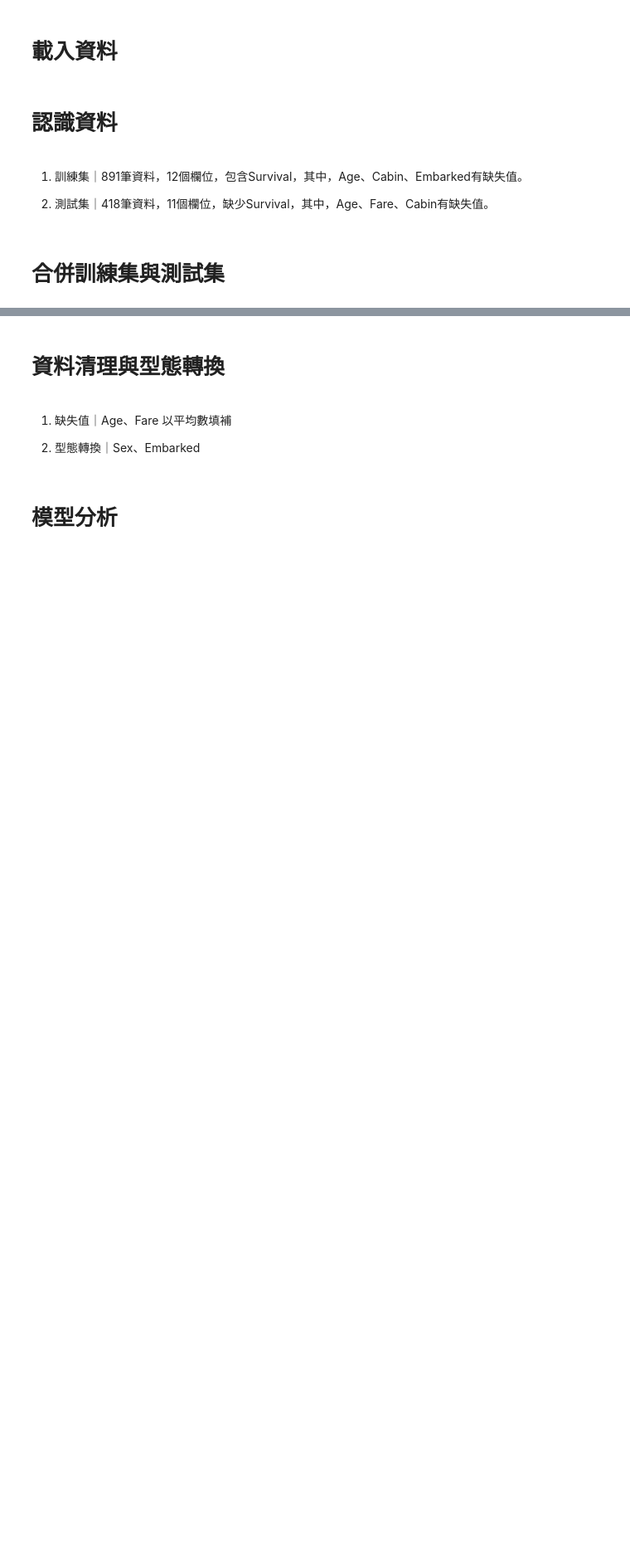
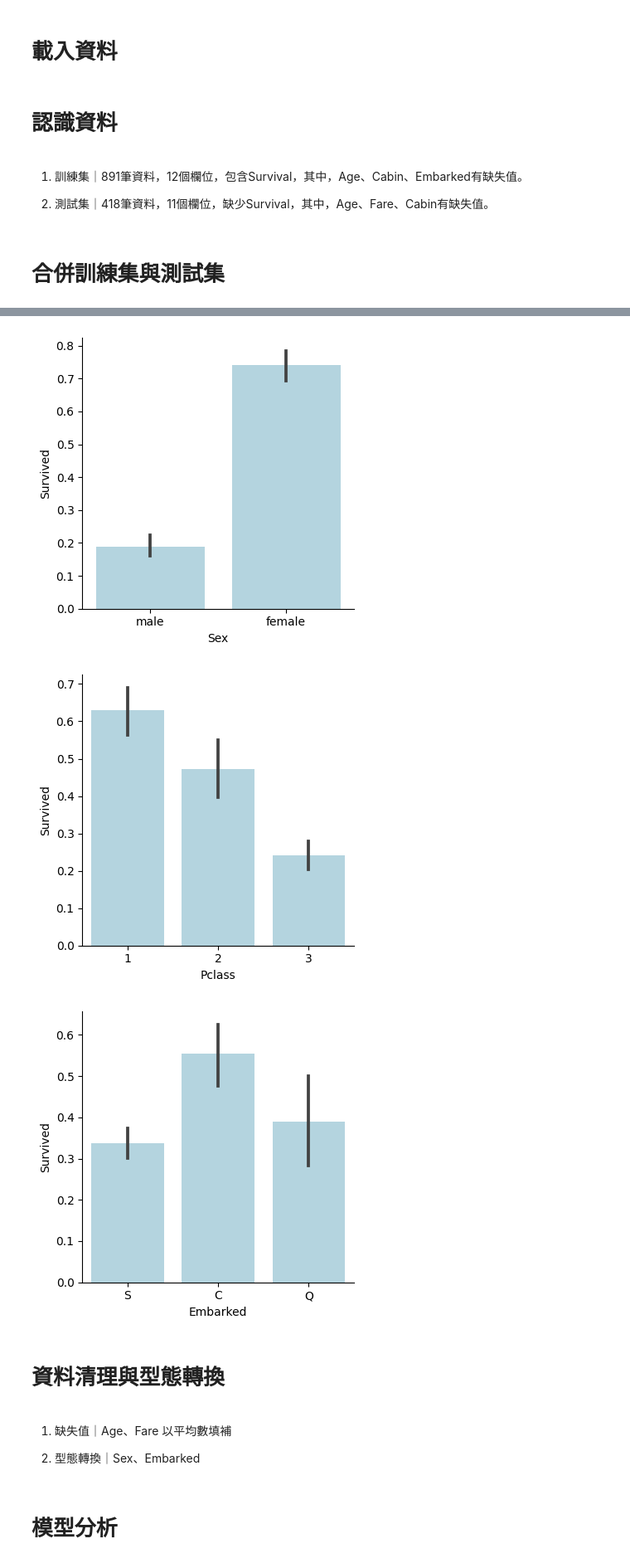
Before and after one commit to hui509/Titanic_Survival_Prediction, a Jupyter notebook: 專題實作｜鐵達尼號存活預測分析.ipynb, the cells around one changed output, grey strips where cells are left out. Shown: that part at 83% size. Cells and saved outputs as stored; diff of their text form; code cells hidden in the pictures; blank space fills up the shorter version.

```diff
--- a/專題實作｜鐵達尼號存活預測分析.ipynb
+++ b/專題實作｜鐵達尼號存活預測分析.ipynb
@@ -39,3 +84,31 @@ data.reset_index(inplace=True, drop=True)
+# %%
+# 定義categories函數，以長條圖觀察欄位與Survived之間的關係
+
+def categories(data,cat,target,**kwargs):
+  # 設定row和col參數
+  row = kwargs.get('row',None)
+  col = kwargs.get('col',None)
+
+  # 使用seaborn函數製圖
+  facet = sns.FacetGrid(data,row=row,col=col,height=4)
+  facet.map(sns.barplot,cat,target,color='lightblue')
+  facet.add_legend()
+
+# 觀察Sex和Survived的關係
+categories(data,cat='Sex',target='Survived')
+plt.show()
+
+# 觀察Pclass和Survived的關係
+categories(data,cat='Pclass',target='Survived')
+plt.show()
+
+# 觀察Embarked和Survived的關係
+categories(data,cat='Embarked',target='Survived')
+plt.show()
+# %% [output]
+[figure, added]
+[figure, added]
+[figure, added]
 # %% [markdown]
 # **資料清理與型態轉換**
 # %% [markdown]
```
Also changed, not shown: parts of 6 cells of this notebook.
